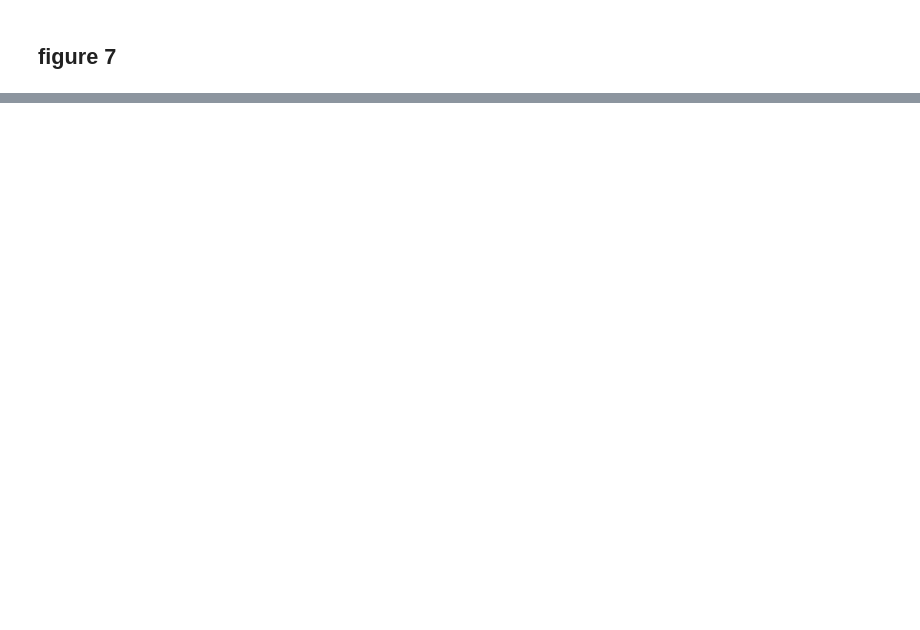
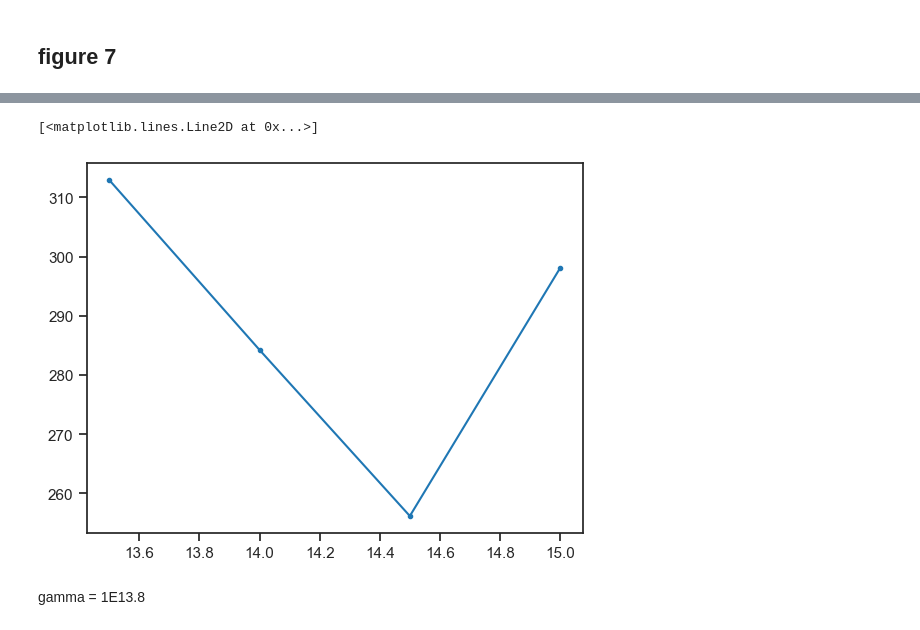
Before and after one commit to SagiMeir/Simulations4Beginners, a Jupyter notebook: getting_started.ipynb, the cells around one changed output, grey strips where cells are left out. Drawn from its saved outputs; the diff is of its cells as text; code cells hidden in the pictures; blank space fills up the shorter version.

```diff
--- a/getting_started.ipynb
+++ b/getting_started.ipynb
@@ -182,0 +197,32 @@ print((df["T"].values[200:]).mean())
+# %%
+std = []
+avgtemp =[]
+
+for i in np.linspace(13.5, 14.5, 3):
+    df = pd.read_csv("sim"+str(i)+".log",sep='\s+')
+    avgtemp.append((df["T"].values[150:]).mean())
+    std.append((df["T"].values[150:]).std())
+x = np.linspace(13.5, 15, 4)
+df = pd.read_csv("sim15.0.log",sep='\s+')
+avgtemp.append( (df["T"].values[150:300]).mean())
+plt.plot(x,avgtemp,'.-')
+
+# print(avgtemp)
+# std = []
+# avgtemp =[]
+# for i in np.linspace(13.5, 14.5, 3):
+#     df = pd.read_csv("sim"+str(i)+".log",sep='\s+')
+#     avgtemp.append((df["T"].values[150:300]).mean())
+#     std.append((df["T"].values[150:300]).std())
+# plt.plot(x,avgtemp,'.-')
+# avgtemp
+
+
+# df = pd.read_csv("sim15.0.log",sep='\s+')
+# print( (df["T"].values[150:300]).mean())
+# plt.errorbar(x,avgtemp,std,linestyle='--')
+# %% [output]
+[<matplotlib.lines.Line2D at 0x...>]
+[figure, added]
+# %% [markdown]
+gamma = 1E13.8
```
Also changed, not shown: parts of 6 cells of this notebook, 3 other files.
